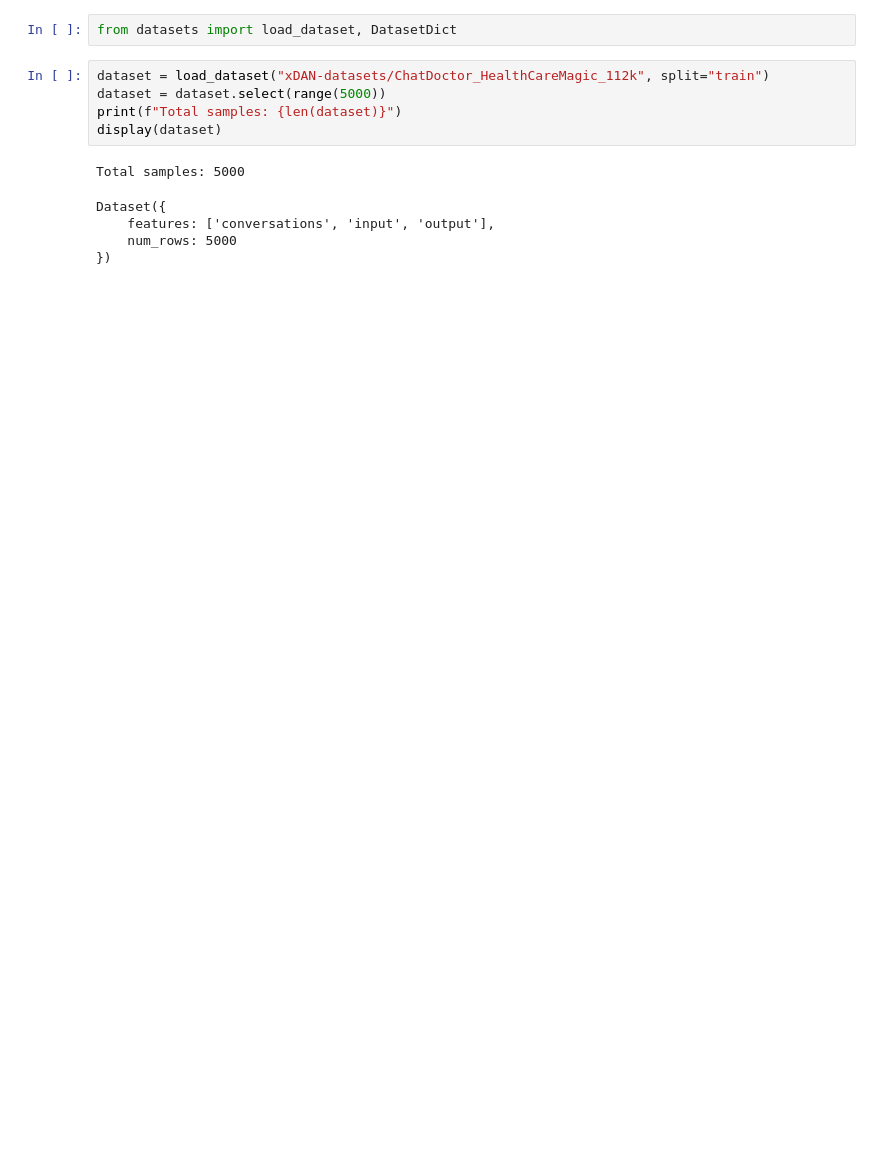
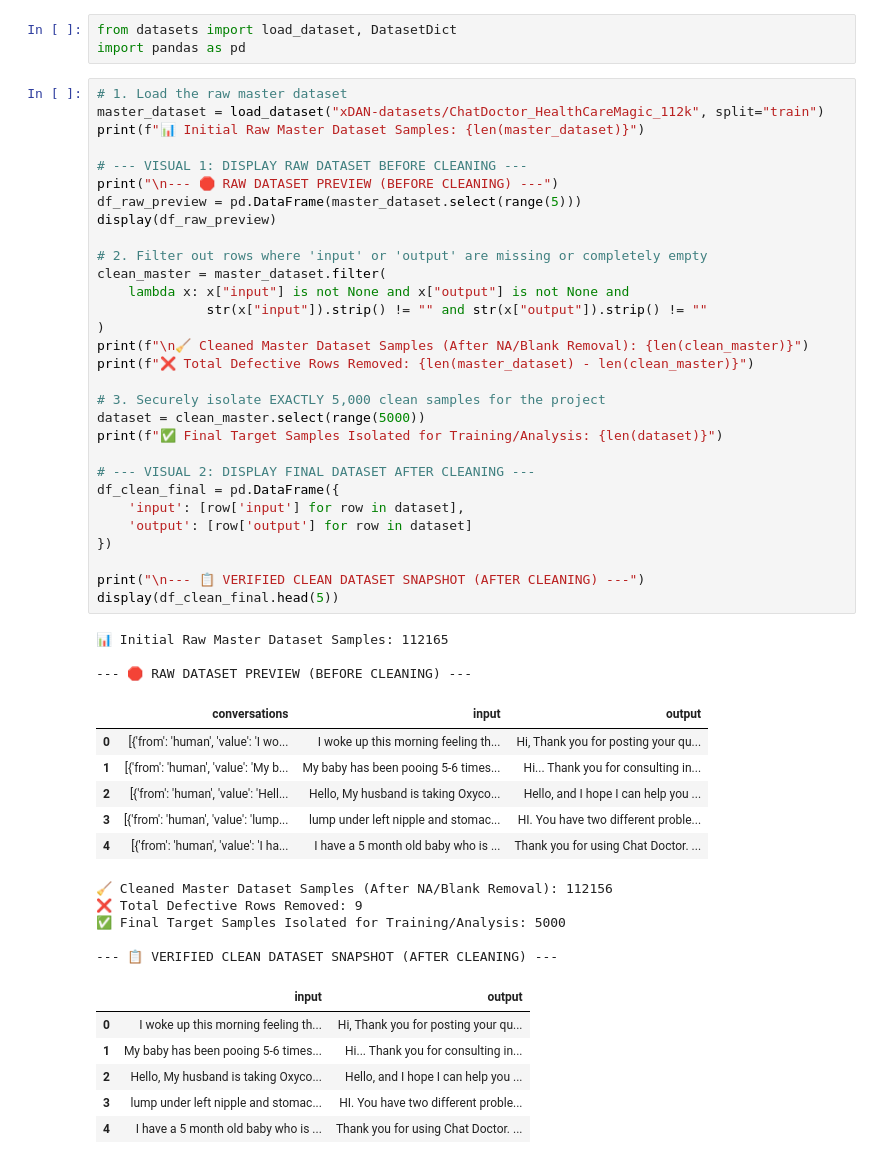
Before and after one commit to aronwilbert/COMP8420-Group-L-Healthcare, a Jupyter notebook: COMP8420_Group_L_Healthcare.ipynb, the cells around one changed output. Saved outputs shown, nothing was run; the diff lists cells and outputs as text; blank space fills up the shorter version.

```diff
--- a/COMP8420_Group_L_Healthcare.ipynb
+++ b/COMP8420_Group_L_Healthcare.ipynb
@@ -2,14 +2,55 @@
 <a href="https://colab.research.google.com/github/aronwilbert/COMP8420-Group-L-Healthcare/blob/main/COMP8420_Group_L_Healthcare.ipynb" target="_parent"><img src="https://colab.research.google.com/assets/colab-badge.svg" alt="Open In Colab"/></a>
 # %%
 from datasets import load_dataset, DatasetDict
+import pandas as pd
-# %%
-dataset = load_dataset("xDAN-datasets/ChatDoctor_HealthCareMagic_112k", split="train")
-dataset = dataset.select(range(5000))
-print(f"Total samples: {len(dataset)}")
-display(dataset)
-# %% [output]
-Total samples: 5000
-Dataset({
-    features: ['conversations', 'input', 'output'],
-    num_rows: 5000
-})
+# %%
+# 1. Load the raw master dataset
+master_dataset = load_dataset("xDAN-datasets/ChatDoctor_HealthCareMagic_112k", split="train")
+print(f"📊 Initial Raw Master Dataset Samples: {len(master_dataset)}")
+
+# --- VISUAL 1: DISPLAY RAW DATASET BEFORE CLEANING ---
+print("\n--- 🛑 RAW DATASET PREVIEW (BEFORE CLEANING) ---")
+df_raw_preview = pd.DataFrame(master_dataset.select(range(5)))
+display(df_raw_preview)
+
+# 2. Filter out rows where 'input' or 'output' are missing or completely empty
+clean_master = master_dataset.filter(
+    lambda x: x["input"] is not None and x["output"] is not None and
+              str(x["input"]).strip() != "" and str(x["output"]).strip() != ""
+)
+print(f"\n🧹 Cleaned Master Dataset Samples (After NA/Blank Removal): {len(clean_master)}")
+print(f"❌ Total Defective Rows Removed: {len(master_dataset) - len(clean_master)}")
+
+# 3. Securely isolate EXACTLY 5,000 clean samples for the project
+dataset = clean_master.select(range(5000))
+print(f"✅ Final Target Samples Isolated for Training/Analysis: {len(dataset)}")
+
+# --- VISUAL 2: DISPLAY FINAL DATASET AFTER CLEANING ---
+df_clean_final = pd.DataFrame({
+    'input': [row['input'] for row in dataset],
+    'output': [row['output'] for row in dataset]
+})
+
+print("\n--- 📋 VERIFIED CLEAN DATASET SNAPSHOT (AFTER CLEANING) ---")
+display(df_clean_final.head(5))
+# %% [output]
+📊 Initial Raw Master Dataset Samples: 112165
+
+--- 🛑 RAW DATASET PREVIEW (BEFORE CLEANING) ---
+|  | conversations | input | output |
+| 0 | [{'from': 'human', 'value': 'I wo... | I woke up this morning feeling th... | Hi, Thank you for posting your qu... |
+| 1 | [{'from': 'human', 'value': 'My b... | My baby has been pooing 5-6 times... | Hi... Thank you for consulting in... |
+| 2 | [{'from': 'human', 'value': 'Hell... | Hello, My husband is taking Oxyco... | Hello, and I hope I can help you ... |
+| 3 | [{'from': 'human', 'value': 'lump... | lump under left nipple and stomac... | HI. You have two different proble... |
+| 4 | [{'from': 'human', 'value': 'I ha... | I have a 5 month old baby who is ... | Thank you for using Chat Doctor. ... |
+🧹 Cleaned Master Dataset Samples (After NA/Blank Removal): 112156
+❌ Total Defective Rows Removed: 9
+✅ Final Target Samples Isolated for Training/Analysis: 5000
+
+--- 📋 VERIFIED CLEAN DATASET SNAPSHOT (AFTER CLEANING) ---
+|  | input | output |
+| 0 | I woke up this morning feeling th... | Hi, Thank you for posting your qu... |
+| 1 | My baby has been pooing 5-6 times... | Hi... Thank you for consulting in... |
+| 2 | Hello, My husband is taking Oxyco... | Hello, and I hope I can help you ... |
+| 3 | lump under left nipple and stomac... | HI. You have two different proble... |
+| 4 | I have a 5 month old baby who is ... | Thank you for using Chat Doctor. ... |
```
Also changed, not shown: parts of 1 cell of this notebook.
